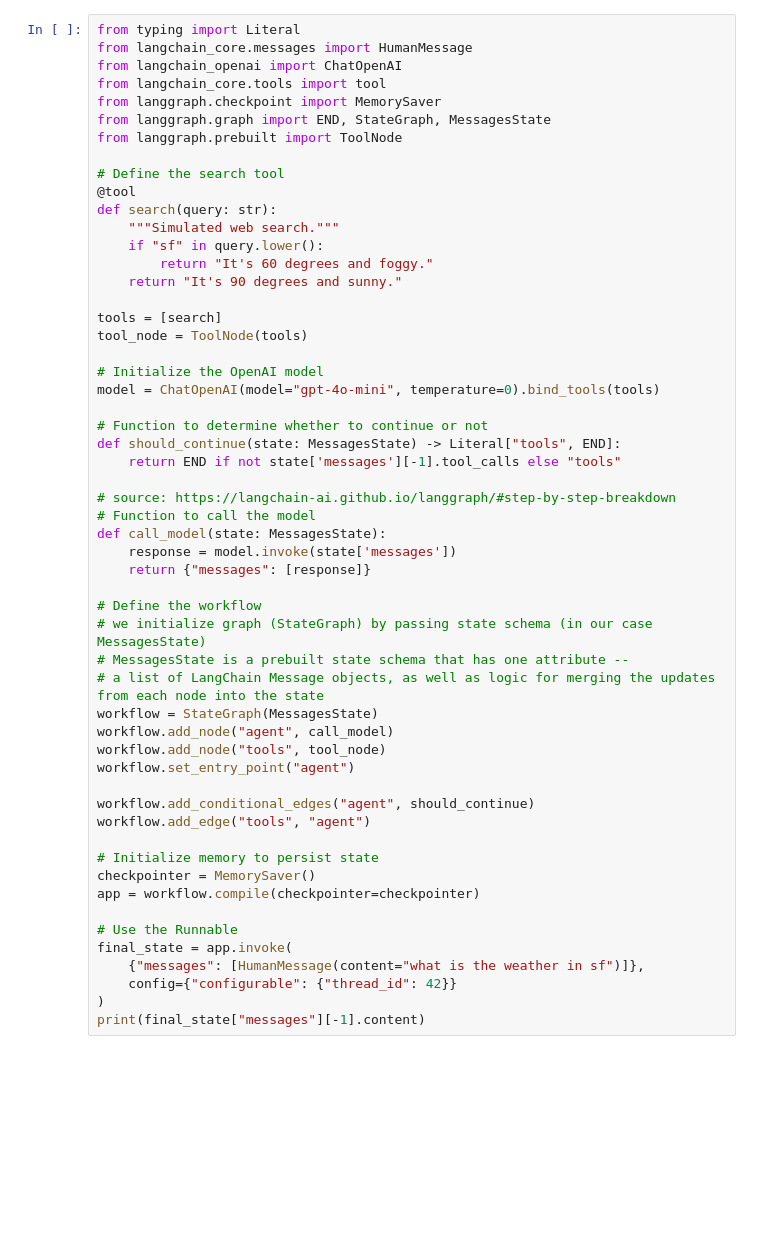
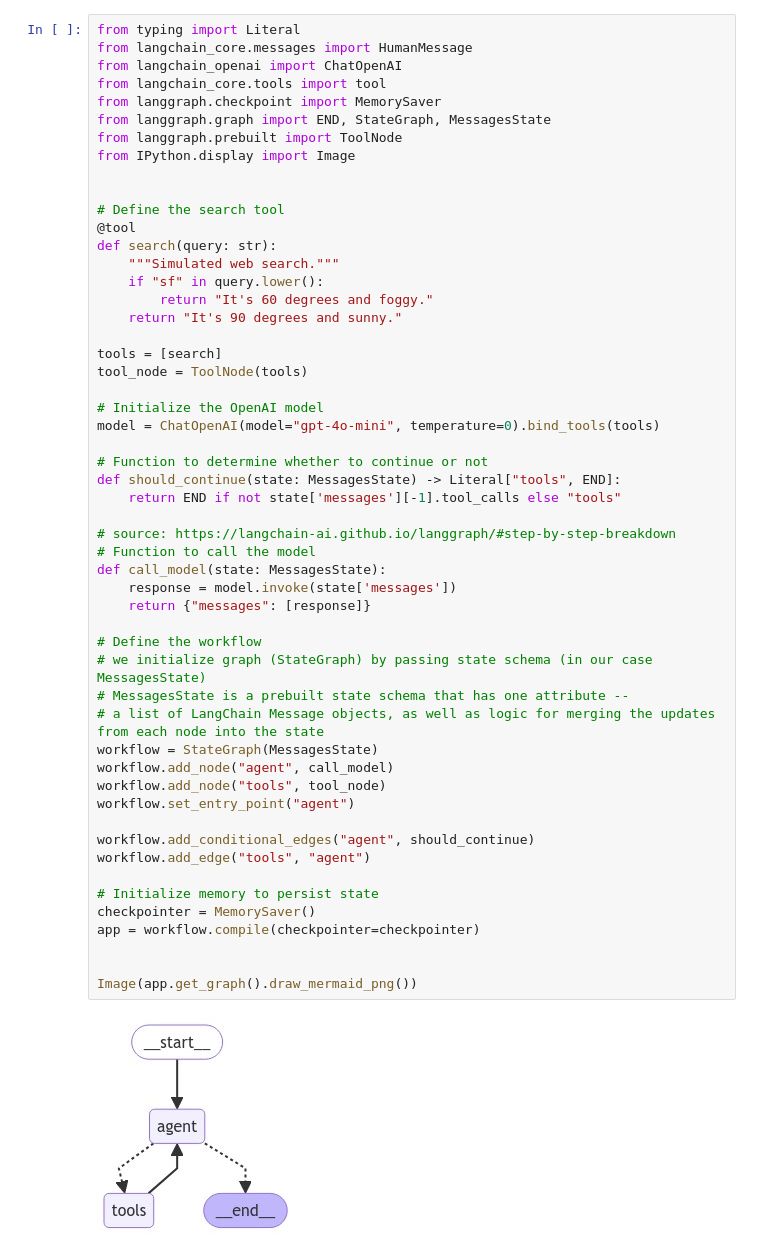
Before and after one commit to hli8nova/oreilly-langgraph, a Jupyter notebook: notebooks/3.0-edges-in-langgraph.ipynb, the cells around one changed output. Saved outputs shown, nothing was run; the diff lists cells and outputs as text; blank space fills up the shorter version.

```diff
--- a/notebooks/3.0-edges-in-langgraph.ipynb
+++ b/notebooks/3.0-edges-in-langgraph.ipynb
@@ -6,6 +6,8 @@ from langchain_core.tools import tool
 from langgraph.checkpoint import MemorySaver
 from langgraph.graph import END, StateGraph, MessagesState
 from langgraph.prebuilt import ToolNode
+from IPython.display import Image
+
 
 # Define the search tool
 @tool
@@ -20,36 +22,34 @@ tool_node = ToolNode(tools)
 
 # Initialize the OpenAI model
 model = ChatOpenAI(model="gpt-4o-mini", temperature=0).bind_tools(tools)
 
 # Function to determine whether to continue or not
 def should_continue(state: MessagesState) -> Literal["tools", END]:
     return END if not state['messages'][-1].tool_calls else "tools"
 
 # source: https://langchain-ai.github.io/langgraph/#step-by-step-breakdown
 # Function to call the model
 def call_model(state: MessagesState):
     response = model.invoke(state['messages'])
     return {"messages": [response]}
 
 # Define the workflow
 # we initialize graph (StateGraph) by passing state schema (in our case MessagesState)
 # MessagesState is a prebuilt state schema that has one attribute --
 # a list of LangChain Message objects, as well as logic for merging the updates from each node into the state
 workflow = StateGraph(MessagesState)
 workflow.add_node("agent", call_model)
 workflow.add_node("tools", tool_node)
 workflow.set_entry_point("agent")
 
 workflow.add_conditional_edges("agent", should_continue)
 workflow.add_edge("tools", "agent")
 
 # Initialize memory to persist state
 checkpointer = MemorySaver()
 app = workflow.compile(checkpointer=checkpointer)
 
-# Use the Runnable
-final_state = app.invoke(
-    {"messages": [HumanMessage(content="what is the weather in sf")]},
-    config={"configurable": {"thread_id": 42}}
-)
-print(final_state["messages"][-1].content)
+
+Image(app.get_graph().draw_mermaid_png())
+# %% [output]
+[figure, added]
```
Also changed, not shown: parts of 3 cells of this notebook, 16 other files.
